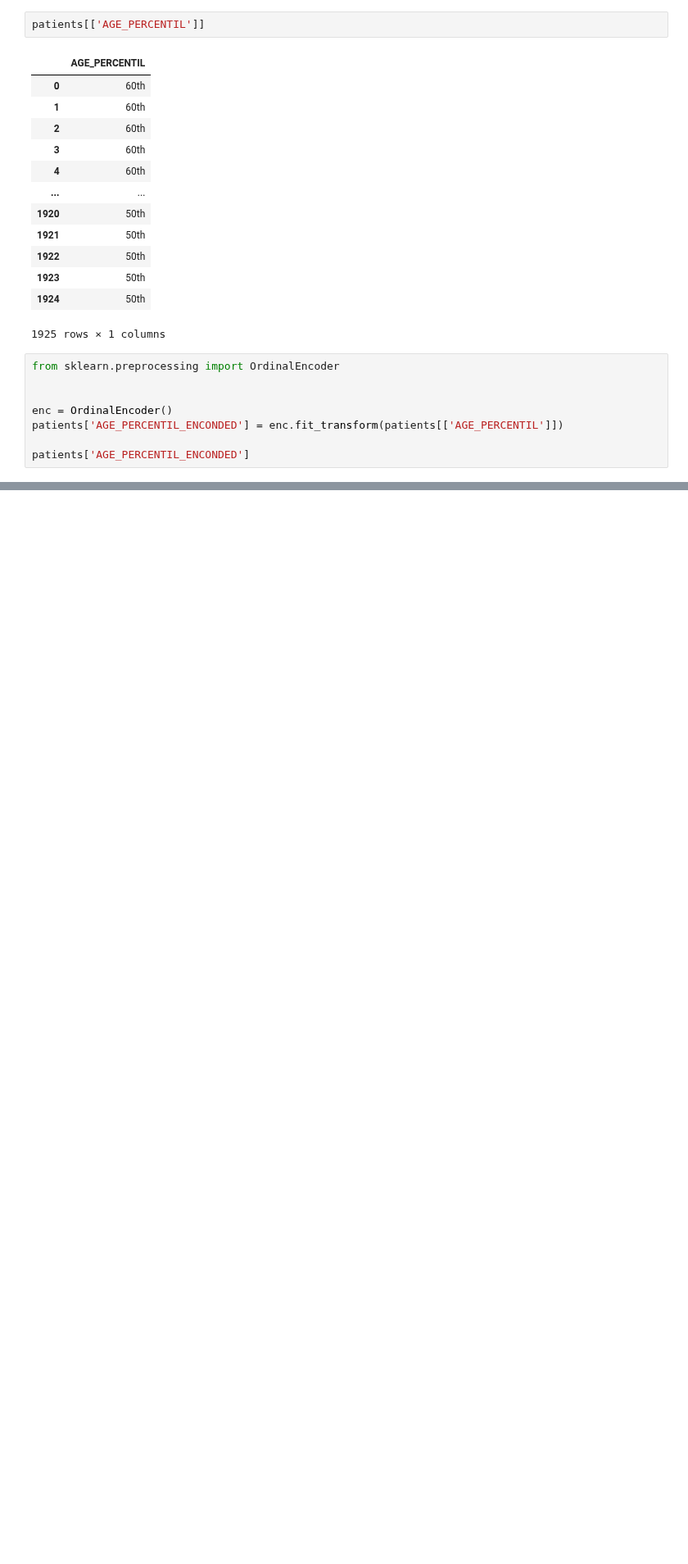
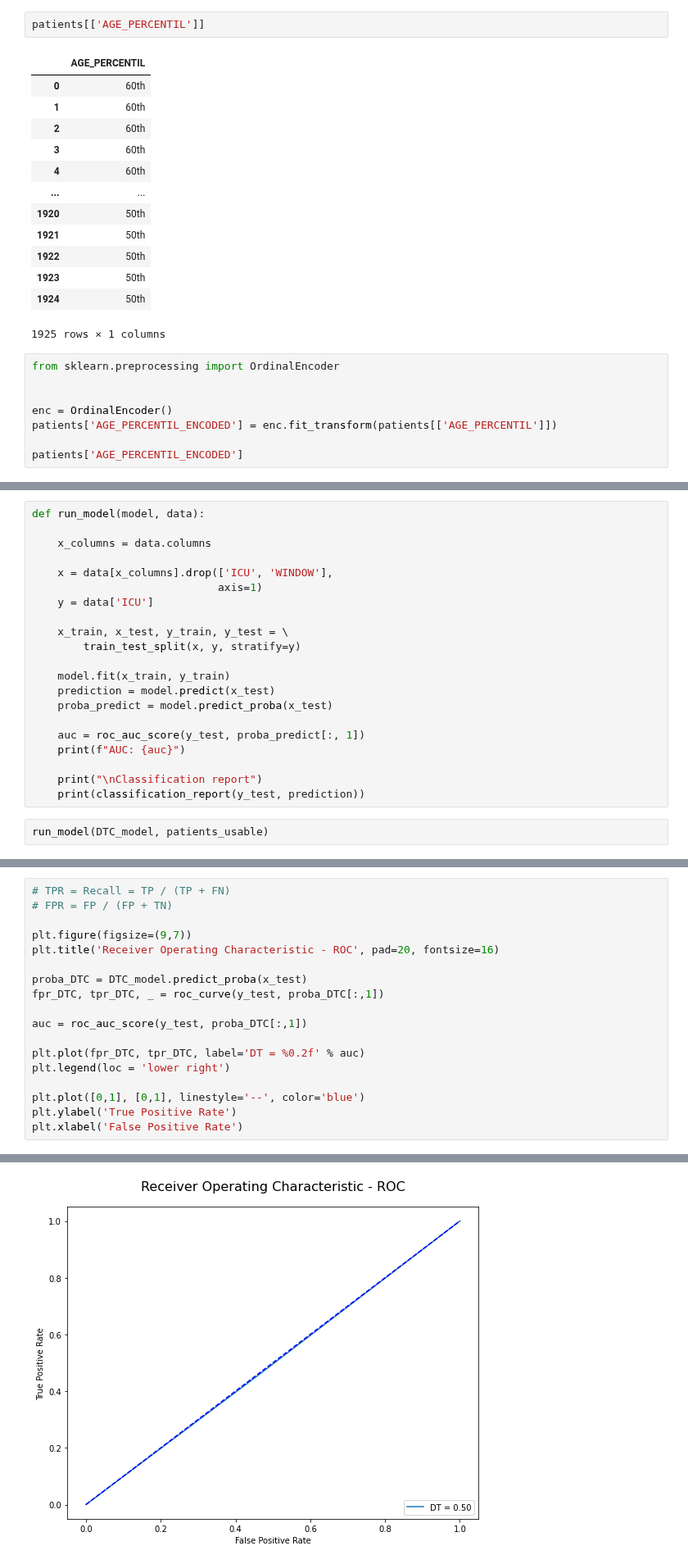
Before and after one commit to gabrielatrindade/alura-bootcamp, a Jupyter notebook: module6/lessons/kaggle_sirio_libanes_2.ipynb, the cells around one changed output, grey strips where cells are left out. Shown at 82% size. Saved outputs shown, nothing was run; the diff lists cells and outputs as text; blank space fills up the shorter version.

```diff
--- a/module6/lessons/kaggle_sirio_libanes_2.ipynb
+++ b/module6/lessons/kaggle_sirio_libanes_2.ipynb
@@ -242,9 +244,9 @@ from sklearn.preprocessing import OrdinalEncoder
 
 
 enc = OrdinalEncoder()
-patients['AGE_PERCENTIL_ENCONDED'] = enc.fit_transform(patients[['AGE_PERCENTIL']])
+patients['AGE_PERCENTIL_ENCODED'] = enc.fit_transform(patients[['AGE_PERCENTIL']])
 
-patients['AGE_PERCENTIL_ENCONDED']
+patients['AGE_PERCENTIL_ENCODED']
 # %% [output]
 0       5.0
 1       5.0
@@ -264,0 +558,23 @@ array([5., 8., 0., 3., 6., 1., 4., 7., 2., 9.])
+# %%
+def run_model(model, data):
+
+    x_columns = data.columns
+
+    x = data[x_columns].drop(['ICU', 'WINDOW'],
+                             axis=1)
+    y = data['ICU']
+
+    x_train, x_test, y_train, y_test = \
+        train_test_split(x, y, stratify=y)
+
+    model.fit(x_train, y_train)
+    prediction = model.predict(x_test)
+    proba_predict = model.predict_proba(x_test)
+
+    auc = roc_auc_score(y_test, proba_predict[:, 1])
+    print(f"AUC: {auc}")
+
+    print("\nClassification report")
+    print(classification_report(y_test, prediction))
+# %%
+run_model(DTC_model, patients_usable)
@@ -264,0 +615,19 @@ array([5., 8., 0., 3., 6., 1., 4., 7., 2., 9.])
+# %%
+# TPR = Recall = TP / (TP + FN)
+# FPR = FP / (FP + TN)
+
+plt.figure(figsize=(9,7))
+plt.title('Receiver Operating Characteristic - ROC', pad=20, fontsize=16)
+
+proba_DTC = DTC_model.predict_proba(x_test)
+fpr_DTC, tpr_DTC, _ = roc_curve(y_test, proba_DTC[:,1])
+
+auc = roc_auc_score(y_test, proba_DTC[:,1])
+
+plt.plot(fpr_DTC, tpr_DTC, label='DT = %0.2f' % auc)
+plt.legend(loc = 'lower right')
+
+plt.plot([0,1], [0,1], linestyle='--', color='blue')
+plt.ylabel('True Positive Rate')
+plt.xlabel('False Positive Rate')
+# %% [output]
@@ -264,0 +635 @@ array([5., 8., 0., 3., 6., 1., 4., 7., 2., 9.])
+[figure, added]
```
Also changed, not shown: parts of 57 cells of this notebook.
